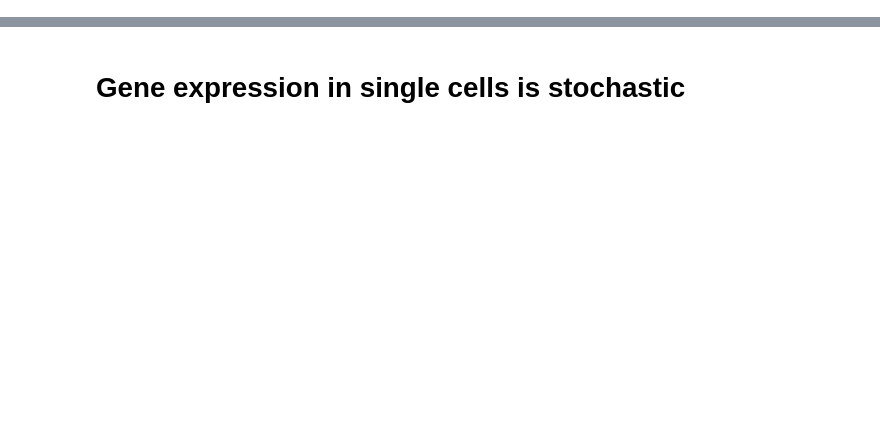
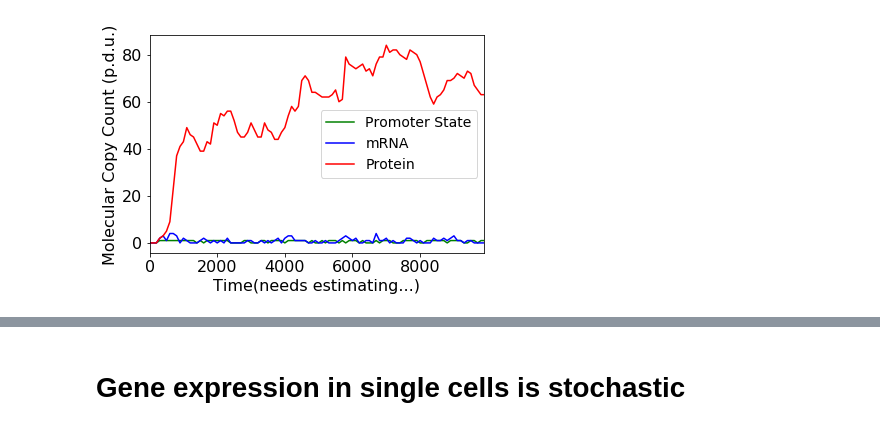
Before and after one commit to VitaminBrad/CBSD_Summer_School_StochGE, a Jupyter notebook: Computational analysis of stochastic gene expression at the single-cell level.ipynb, the cells around one changed output, grey strips where cells are left out. Saved outputs shown, nothing was run; the diff lists cells and outputs as text; code cells hidden in the pictures; blank space fills up the shorter version.

```diff
--- a/Computational analysis of stochastic gene expression at the single-cell level.ipynb
+++ b/Computational analysis of stochastic gene expression at the single-cell level.ipynb
@@ -165,0 +115,15 @@ def evaluate_log_likelihood(data, model, uncertainties):
+# %%
+import matplotlib.pyplot as plt
+import pandas as pd
+
+# gca stands for 'get current axis'
+ax = plt.gca()
+df = sim_time_to_reg_time(sim_data)
+df.plot(kind='line',y='Promoter State',color='green',ax=ax)
+df.plot(kind='line',y='mRNA', color='blue', ax=ax)
+df.plot(kind='line',y='Protein', color='red', ax=ax)
+plt.ylabel('Molecular Copy Count (p.d.u.)')
+plt.xlabel('Time(needs estimating...)')
+plt.show()
+# %% [output]
+[figure, added]
```
Also changed, not shown: parts of 28 cells of this notebook.
